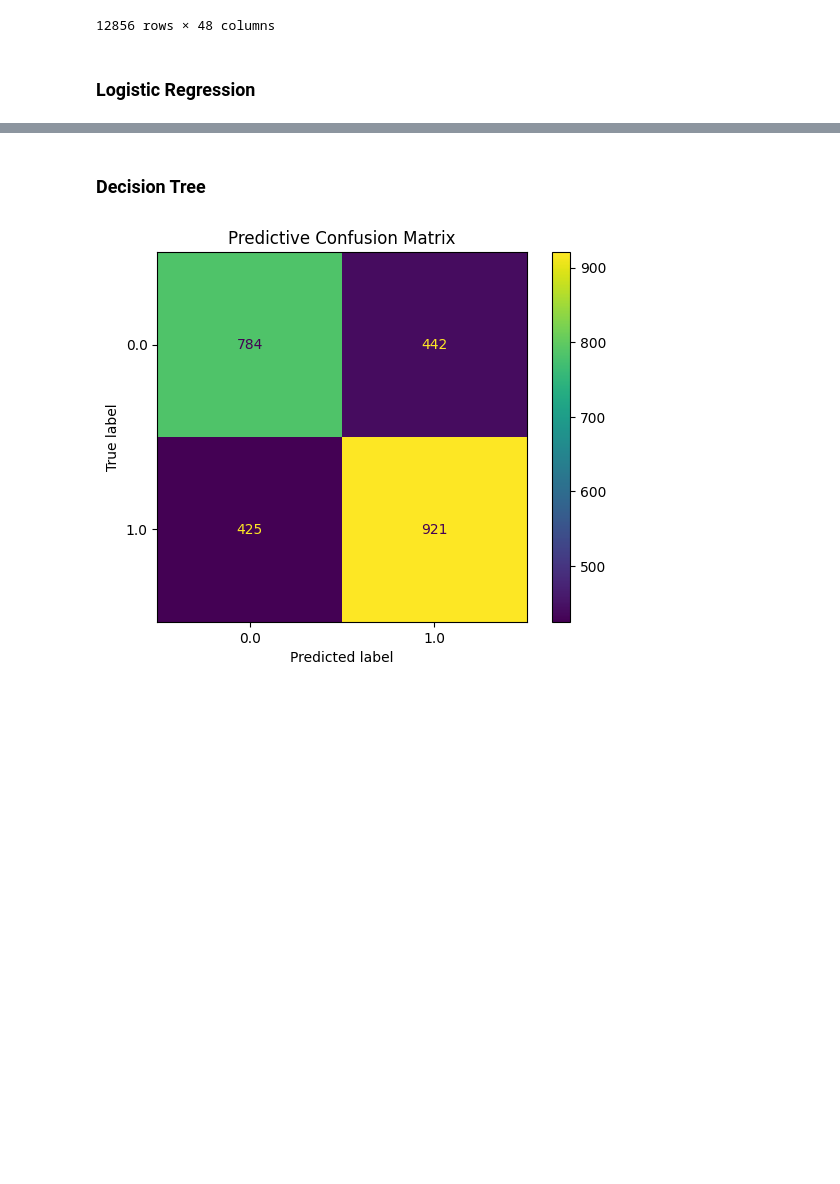
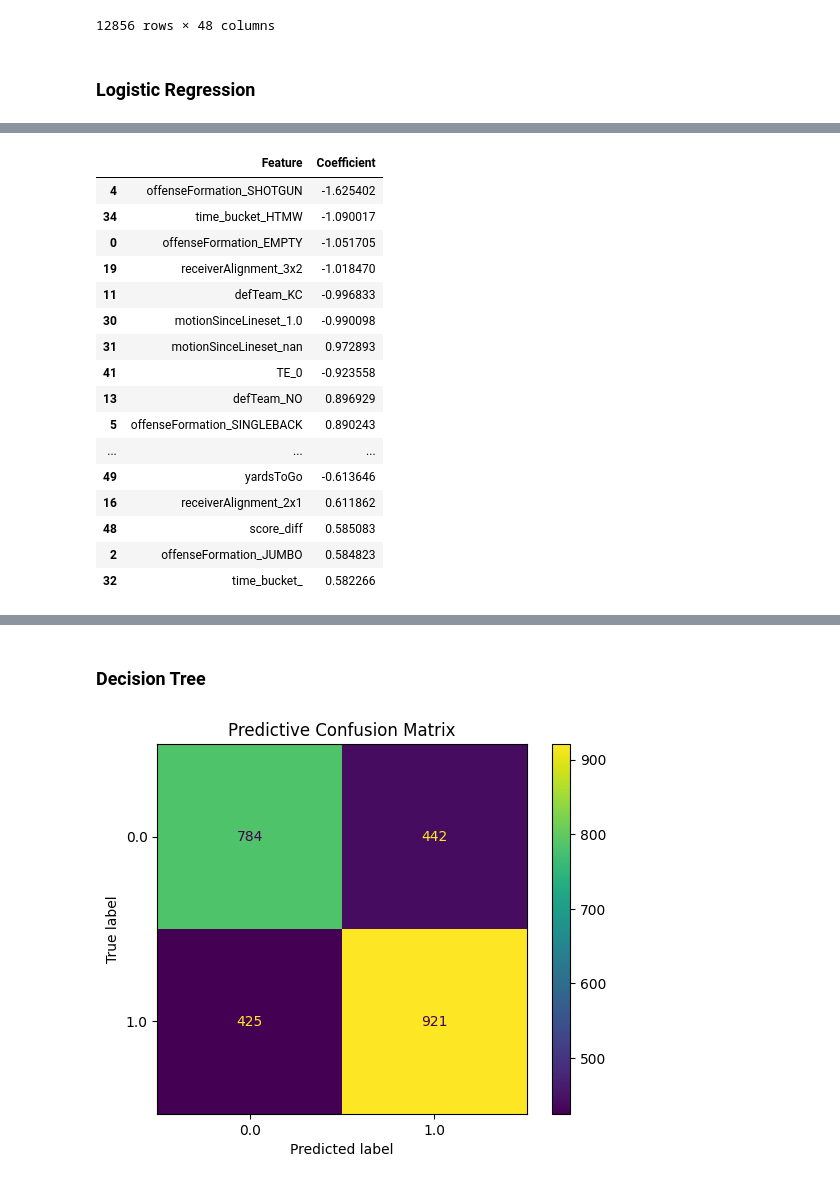
Before and after one commit to Merker56/NFL-Big-Data-Bowl-2025, a Jupyter notebook: 2025 BDB.ipynb, the cells around one changed output, grey strips where cells are left out. Cells and saved outputs as stored; diff of their text form; code cells hidden in the pictures; blank space fills up the shorter version.

```diff
--- a/2025 BDB.ipynb
+++ b/2025 BDB.ipynb
@@ -1315,0 +1403,20 @@ weighted avg       0.74      0.74      0.74      2572
+# %%
+log_df[0:20]
+# %% [output]
+|  | Feature | Coefficient |
+| 4 | offenseFormation_SHOTGUN | -1.625402 |
+| 34 | time_bucket_HTMW | -1.090017 |
+| 0 | offenseFormation_EMPTY | -1.051705 |
+| 19 | receiverAlignment_3x2 | -1.018470 |
+| 11 | defTeam_KC | -0.996833 |
+| 30 | motionSinceLineset_1.0 | -0.990098 |
+| 31 | motionSinceLineset_nan | 0.972893 |
+| 41 | TE_0 | -0.923558 |
+| 13 | defTeam_NO | 0.896929 |
+| 5 | offenseFormation_SINGLEBACK | 0.890243 |
+| ... | ... | ... |
+| 49 | yardsToGo | -0.613646 |
+| 16 | receiverAlignment_2x1 | 0.611862 |
+| 48 | score_diff | 0.585083 |
+| 2 | offenseFormation_JUMBO | 0.584823 |
+| 32 | time_bucket_ | 0.582266 |
```
Also changed, not shown: parts of 38 cells of this notebook.
